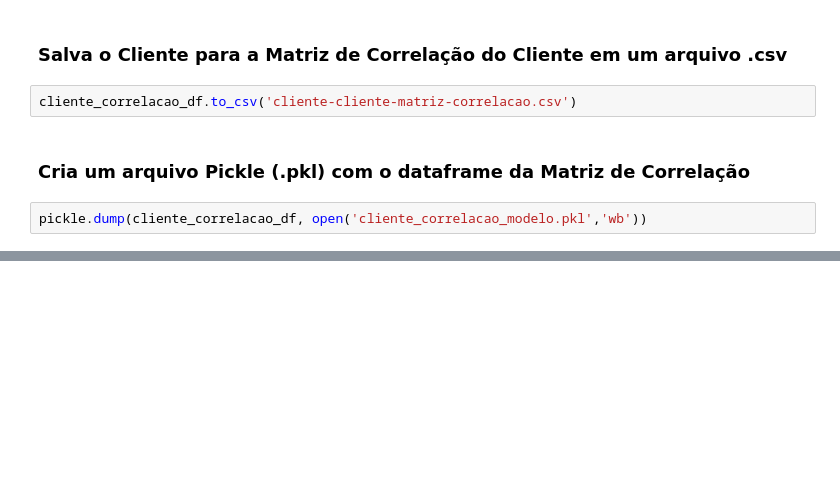
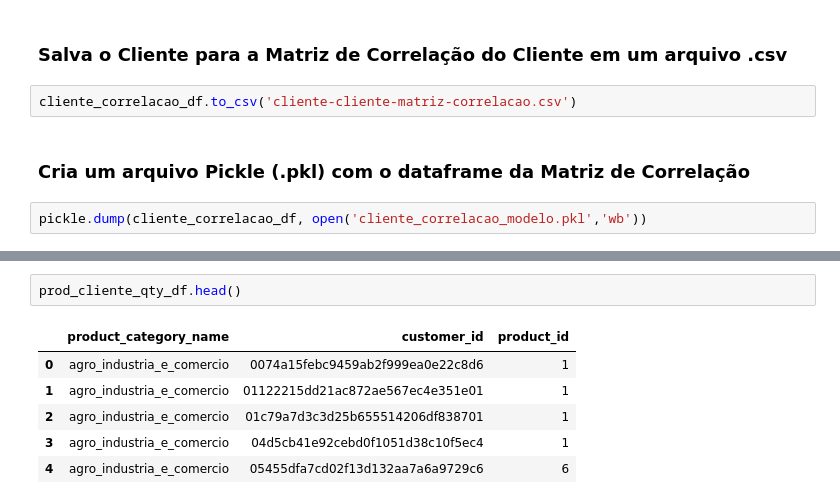
Before and after one commit to arcursino/credit-bureau, a Jupyter notebook: olist/recomendacao_produto_para_cliente.ipynb, the cells around one changed output, grey strips where cells are left out. Saved outputs shown, nothing was run; the diff lists cells and outputs as text; blank space fills up the shorter version.

```diff
--- a/olist/recomendacao_produto_para_cliente.ipynb
+++ b/olist/recomendacao_produto_para_cliente.ipynb
@@ -67,0 +125,9 @@ pickle.dump(cliente_correlacao_df, open('cliente_correlacao_modelo.pkl','wb'))
+# %%
+prod_cliente_qty_df.head()
+# %% [output]
+|  | product_category_name | customer_id | product_id |
+| 0 | agro_industria_e_comercio | 0074a15febc9459ab2f999ea0e22c8d6 | 1 |
+| 1 | agro_industria_e_comercio | 01122215dd21ac872ae567ec4e351e01 | 1 |
+| 2 | agro_industria_e_comercio | 01c79a7d3c3d25b655514206df838701 | 1 |
+| 3 | agro_industria_e_comercio | 04d5cb41e92cebd0f1051d38c10f5ec4 | 1 |
+| 4 | agro_industria_e_comercio | 05455dfa7cd02f13d132aa7a6a9729c6 | 6 |
```
Also changed, not shown: parts of 7 cells of this notebook.
